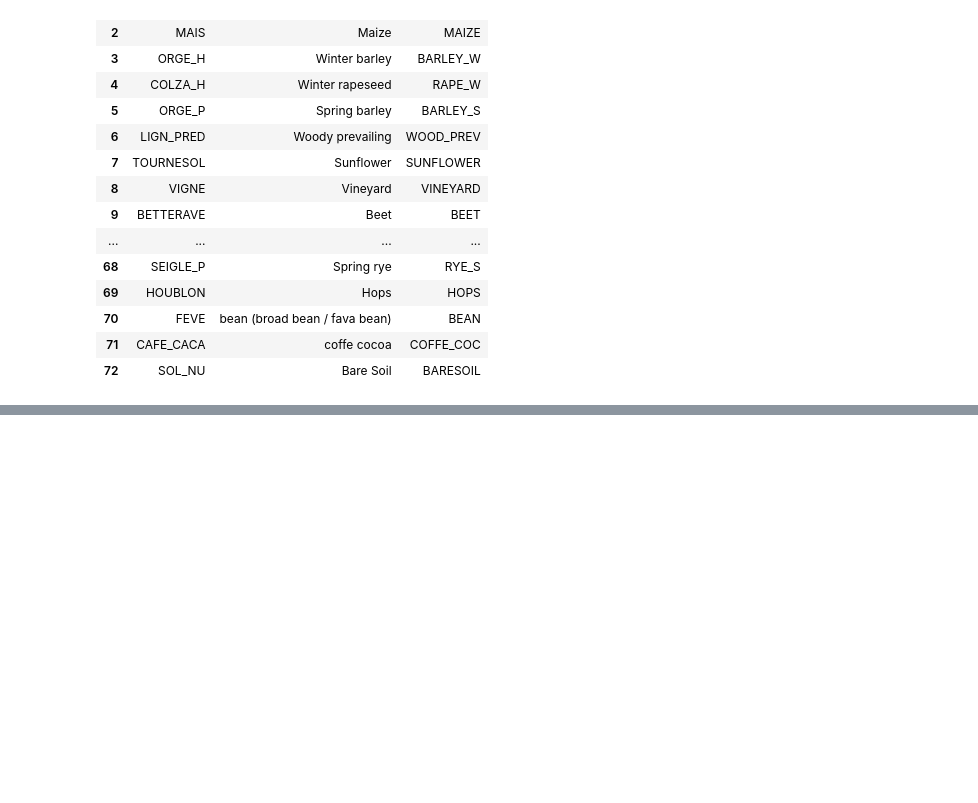
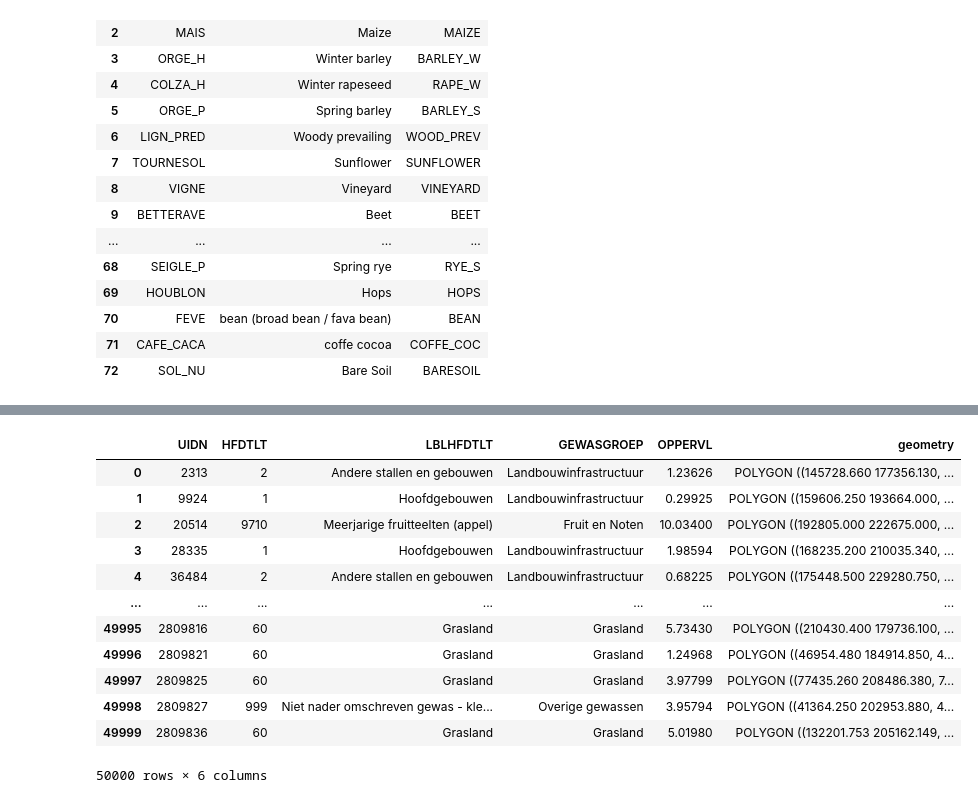
Before and after one commit to Okcase/Projet-stage, a Jupyter notebook: notebooks/flandre.ipynb, the cells around one changed output, grey strips where cells are left out. Saved outputs shown, nothing was run; the diff lists cells and outputs as text; code cells hidden in the pictures; blank space fills up the shorter version.

```diff
--- a/notebooks/flandre.ipynb
+++ b/notebooks/flandre.ipynb
@@ -167,3 +169,20 @@ flandre.to_file(os.path.join(data_dir, f'flandre.geojson'), driver = 'GeoJSON')
 # %%
 # export en .gpkg
 flandre.to_file(os.path.join(data_dir, f'flandre.gpkg'), driver = 'GPKG')
+# %%
+test = flandre.head(50000)
+test
+# %% [output]
+|  | UIDN | HFDTLT | LBLHFDTLT | GEWASGROEP | OPPERVL | geometry |
+| 0 | 2313 | 2 | Andere stallen en gebouwen | Landbouwinfrastructuur | 1.23626 | POLYGON ((145728.660 177356.130, ... |
+| 1 | 9924 | 1 | Hoofdgebouwen | Landbouwinfrastructuur | 0.29925 | POLYGON ((159606.250 193664.000, ... |
+| 2 | 20514 | 9710 | Meerjarige fruitteelten (appel) | Fruit en Noten | 10.03400 | POLYGON ((192805.000 222675.000, ... |
+| 3 | 28335 | 1 | Hoofdgebouwen | Landbouwinfrastructuur | 1.98594 | POLYGON ((168235.200 210035.340, ... |
+| 4 | 36484 | 2 | Andere stallen en gebouwen | Landbouwinfrastructuur | 0.68225 | POLYGON ((175448.500 229280.750, ... |
+| ... | ... | ... | ... | ... | ... | ... |
+| 49995 | 2809816 | 60 | Grasland | Grasland | 5.73430 | POLYGON ((210430.400 179736.100, ... |
+| 49996 | 2809821 | 60 | Grasland | Grasland | 1.24968 | POLYGON ((46954.480 184914.850, 4... |
+| 49997 | 2809825 | 60 | Grasland | Grasland | 3.97799 | POLYGON ((77435.260 208486.380, 7... |
+| 49998 | 2809827 | 999 | Niet nader omschreven gewas - kle... | Overige gewassen | 3.95794 | POLYGON ((41364.250 202953.880, 4... |
+| 49999 | 2809836 | 60 | Grasland | Grasland | 5.01980 | POLYGON ((132201.753 205162.149, ... |
+50000 rows × 6 columns
```
Also changed, not shown: parts of 2 cells of this notebook, 2 other files.
